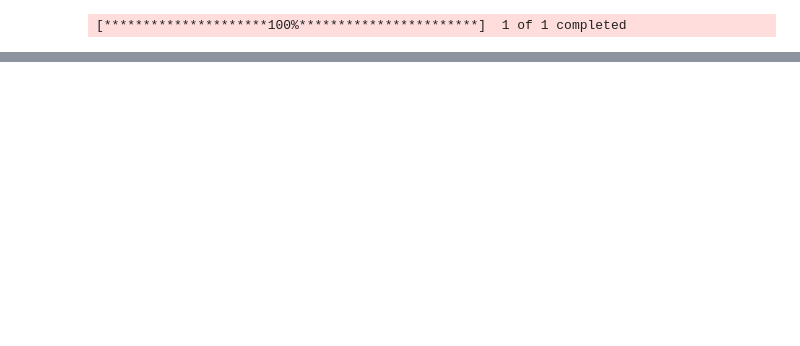
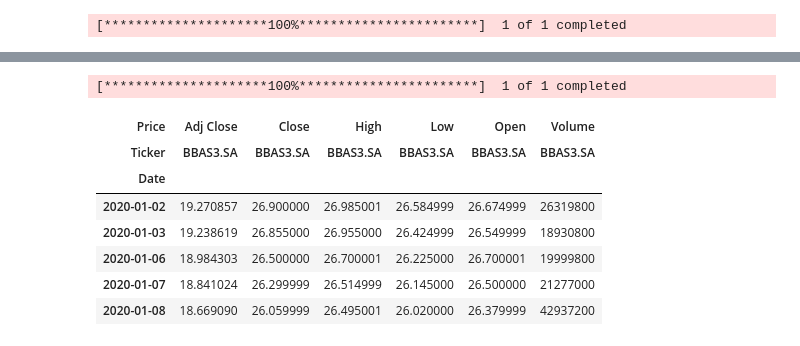
Before and after one commit to tal-rsg/analys_trade, a Jupyter notebook: analys_btc_trade.ipynb, the cells around one changed output, grey strips where cells are left out. Saved outputs shown, nothing was run; the diff lists cells and outputs as text; code cells hidden in the pictures; blank space fills up the shorter version.

```diff
--- a/analys_btc_trade.ipynb
+++ b/analys_btc_trade.ipynb
@@ -201,0 +210,14 @@ plt.show()
+# %%
+df_acao_bba = yf.download('BBAS3.SA', start = '2020-01-01')
+
+df_acao_bba.head()
+# %% [output]
+[*********************100%***********************]  1 of 1 completed
+| Price | Adj Close | Close | High | Low | Open | Volume |
+| Ticker | BBAS3.SA | BBAS3.SA | BBAS3.SA | BBAS3.SA | BBAS3.SA | BBAS3.SA |
+| Date |  |  |  |  |  |  |
+| 2020-01-02 | 19.270857 | 26.900000 | 26.985001 | 26.584999 | 26.674999 | 26319800 |
+| 2020-01-03 | 19.238619 | 26.855000 | 26.955000 | 26.424999 | 26.549999 | 18930800 |
+| 2020-01-06 | 18.984303 | 26.500000 | 26.700001 | 26.225000 | 26.700001 | 19999800 |
+| 2020-01-07 | 18.841024 | 26.299999 | 26.514999 | 26.145000 | 26.500000 | 21277000 |
+| 2020-01-08 | 18.669090 | 26.059999 | 26.495001 | 26.020000 | 26.379999 | 42937200 |
```
Also changed, not shown: parts of 17 cells of this notebook.
